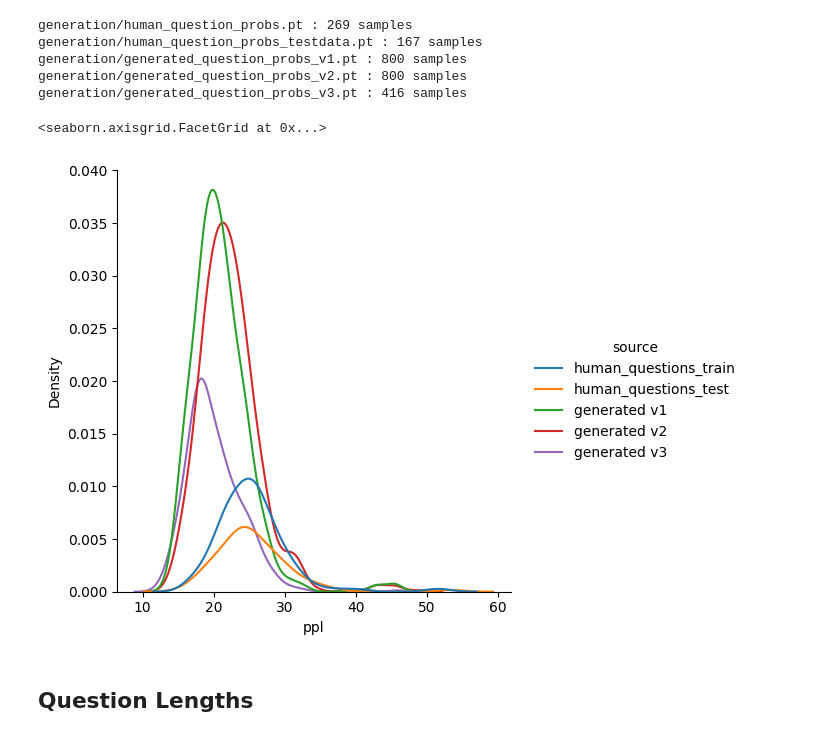
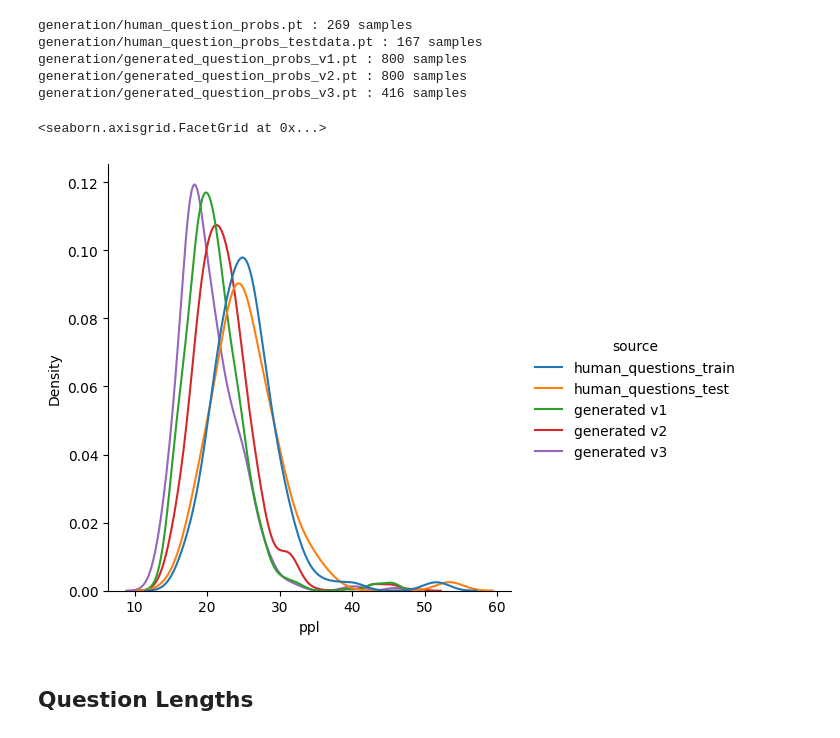
Before and after one commit to DigitalPhonetics/conversational-tree-search, a Jupyter notebook: analysis.ipynb, the cells around one changed output. Drawn from its saved outputs; the diff is of its cells as text; code cells hidden in the pictures.

Commit message:
switched density plots of analysis to area normalization per distribution (vs default: combined area normalization across all distributions)

```diff
--- a/analysis.ipynb
+++ b/analysis.ipynb
@@ -172,10 +172,10 @@ generation/generated_question_probs_v1.pt : 800 samples
 generation/generated_question_probs_v2.pt : 800 samples
 generation/generated_question_probs_v3.pt : 416 samples
 # %%
-sns.displot(df.reset_index(drop=True), x="ppl", kind="kde", hue='source')
+sns.displot(df.reset_index(drop=True), x="ppl", kind="kde", hue='source', common_norm=False)
 # %% [output]
 <seaborn.axisgrid.FacetGrid at 0x...>
-[figure, old version]
+[figure, new version]
 # %% [markdown]
 ## Question Lengths
 # %%
```
Also changed, not shown: parts of 5 cells of this notebook.
